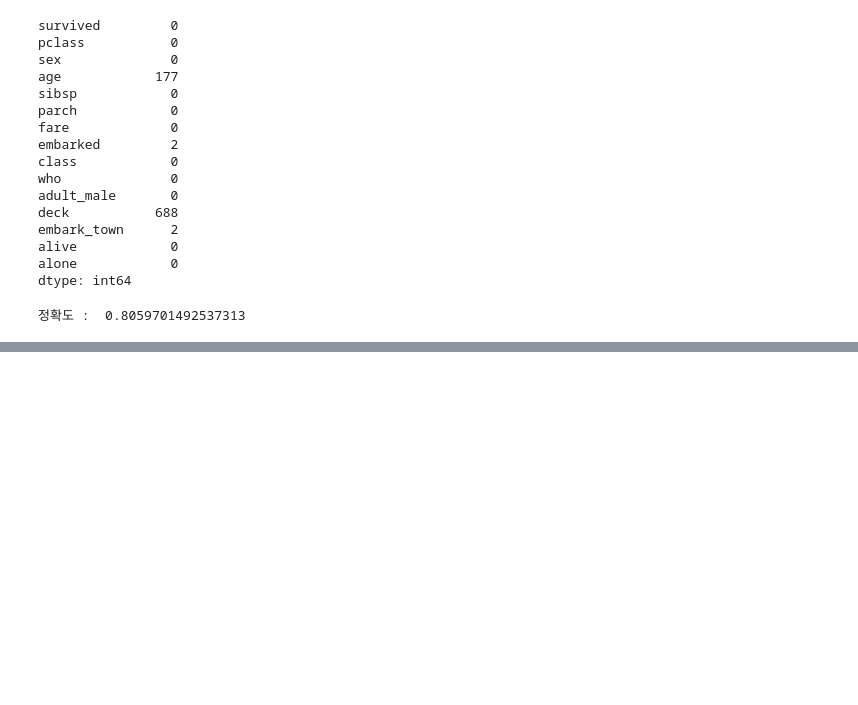
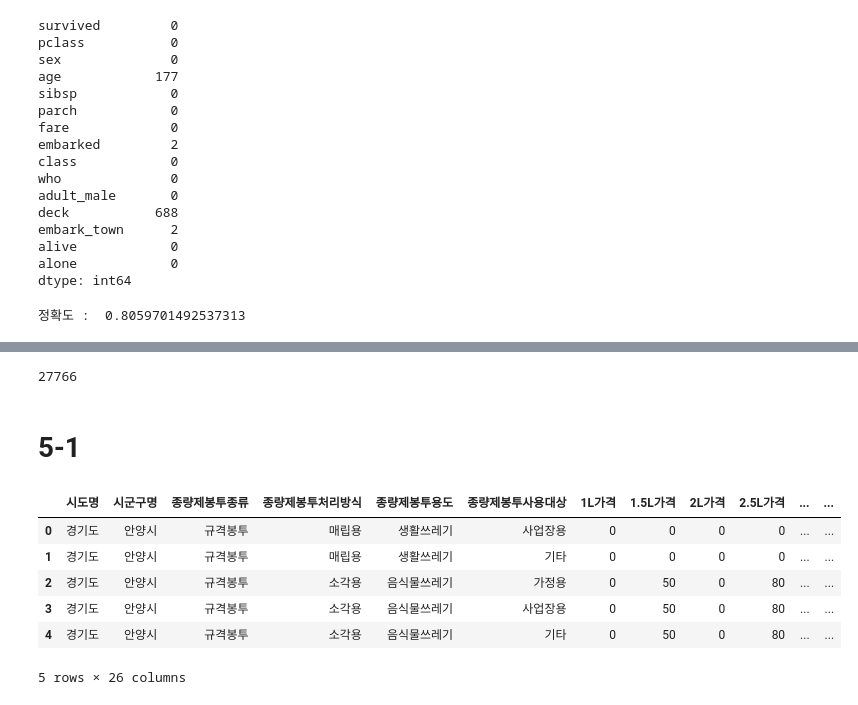
Before and after one commit to hyul77/hyul-dictionary, a Jupyter notebook: 22.빅데이터전문기사/실기/all.ipynb, the cells around one changed output, grey strips where cells are left out. Drawn from its saved outputs; the diff is of its cells as text; code cells hidden in the pictures; blank space fills up the shorter version.

```diff
--- a/22.빅데이터전문기사/실기/all.ipynb
+++ b/22.빅데이터전문기사/실기/all.ipynb
@@ -67,0 +207,27 @@ print("정확도 : ", accuracy_score(pred,valid_y))
+# %%
+# 5대 범죄(절도, 사기, 배임, 방화, 폭행)의 월별 총 발생건수를 총범죄수라고 표현하자.
+# 18,19년의 각각 분기별 총범죄수의 월평균 값을 구했을때 최대값을 가지는 년도와 분기를 구하고
+# 해당 분기의 최댓값의 사기가 발생한 월의 사기 발생건수를 출력하라
+# (1분기:1,2,3월 / 2분기 : 4,5,6월 / 3분기 7,8,9월 / 4분기 10,11,12월 , 1분기 월평균 : 1,2,3월의 총범죄수 평균)
+
+df['총범죄수'] = df['절도'] +df['사기'] +df['배임'] +df['방화'] + df['폭행']
+df['분기'] = [x+'_'+str(y) for x in ['2018','2019'] for y in range(1,5) for z in range(3)]
+max_ = df.groupby(['분기'])['총범죄수'].mean().sort_values().index[-1] # '2019_02'
+ans = df[df.분기 ==max_].사기.max()
+print(ans)
+# %% [output]
+27766
+# %% [markdown]
+# 5-1
+# %%
+import pandas as pd
+df = pd.read_csv('https://raw.githubusercontent.com/Datamanim/datarepo/main/krdatacertificate/e5_p1_1_.csv')
+df.head(5)
+# %% [output]
+|  | 시도명 | 시군구명 | 종량제봉투종류 | 종량제봉투처리방식 | 종량제봉투용도 | 종량제봉투사용대상 | 1L가격 | 1.5L가격 | 2L가격 | 2.5L가격 | ... | ... |
+| 0 | 경기도 | 안양시 | 규격봉투 | 매립용 | 생활쓰레기 | 사업장용 | 0 | 0 | 0 | 0 | ... | ... |
+| 1 | 경기도 | 안양시 | 규격봉투 | 매립용 | 생활쓰레기 | 기타 | 0 | 0 | 0 | 0 | ... | ... |
+| 2 | 경기도 | 안양시 | 규격봉투 | 소각용 | 음식물쓰레기 | 가정용 | 0 | 50 | 0 | 80 | ... | ... |
+| 3 | 경기도 | 안양시 | 규격봉투 | 소각용 | 음식물쓰레기 | 사업장용 | 0 | 50 | 0 | 80 | ... | ... |
+| 4 | 경기도 | 안양시 | 규격봉투 | 소각용 | 음식물쓰레기 | 기타 | 0 | 50 | 0 | 80 | ... | ... |
+5 rows × 26 columns
```
Also changed, not shown: parts of 19 cells of this notebook, 1 other file.
